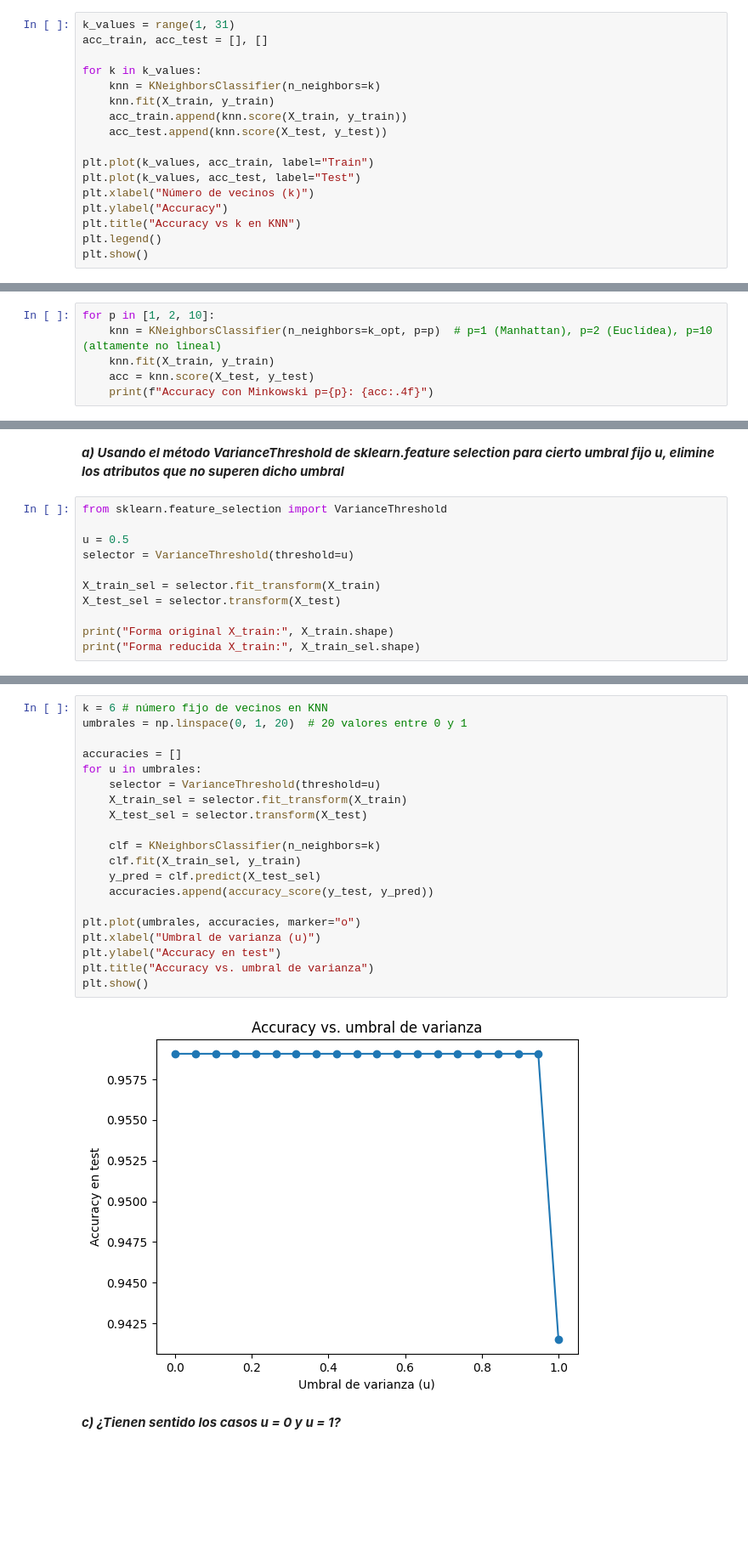
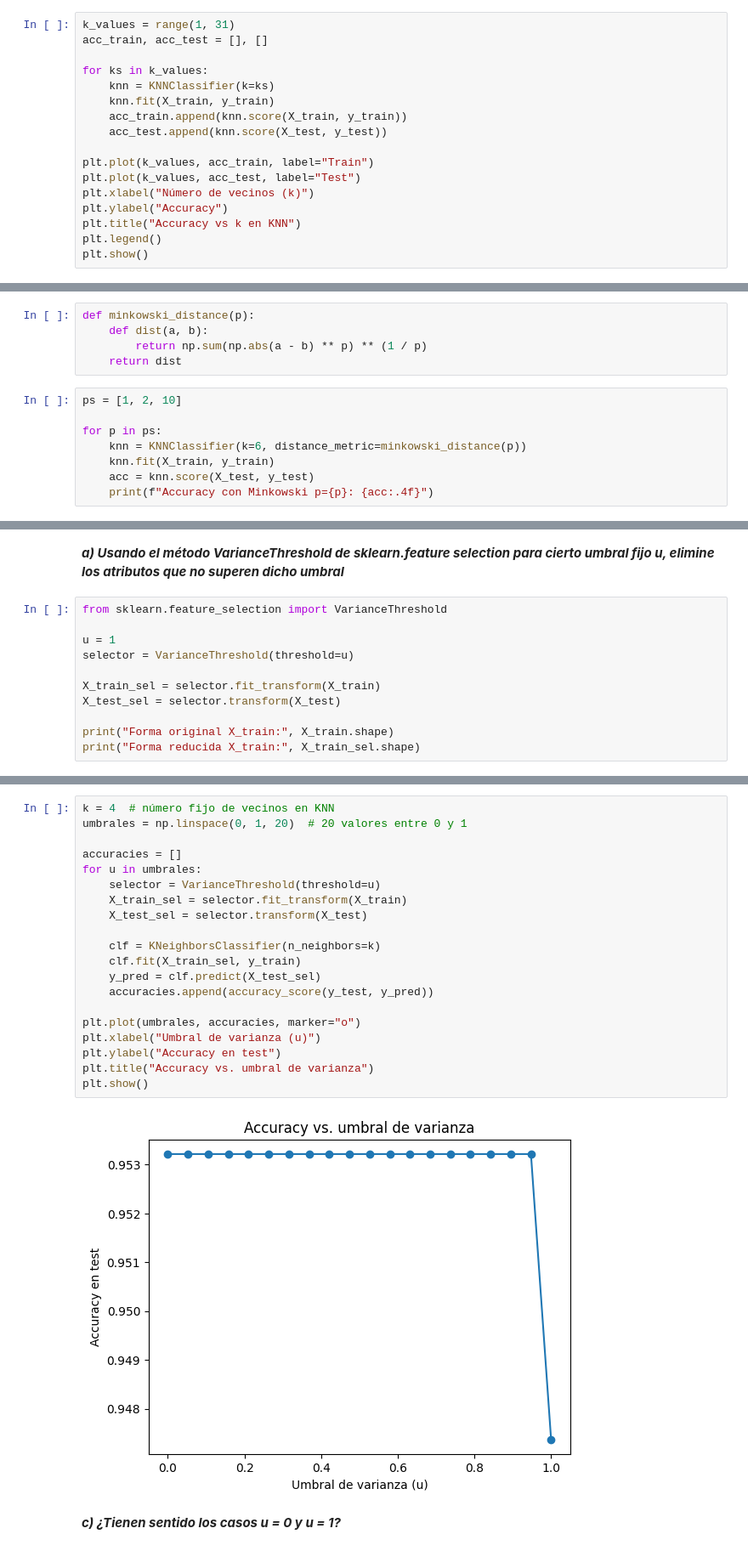
Before and after one commit to carmenreine/P1-APAUT-II, a Jupyter notebook: soluciones_practica_1.ipynb, the cells around one changed output, grey strips where cells are left out. Shown: that part at 85% size. Cells and saved outputs as stored; diff of their text form; blank space fills up the shorter version.

```diff
--- a/soluciones_practica_1.ipynb
+++ b/soluciones_practica_1.ipynb
@@ -179,8 +170,8 @@ No necesariamente, ya que se elige para maximizar el rendimiento en validación
 k_values = range(1, 31)
 acc_train, acc_test = [], []
 
-for k in k_values:
-    knn = KNeighborsClassifier(n_neighbors=k)
+for ks in k_values:
+    knn = KNNClassifier(k=ks)
     knn.fit(X_train, y_train)
     acc_train.append(knn.score(X_train, y_train))
     acc_test.append(knn.score(X_test, y_test))
@@ -198,9 +189,16 @@ plt.show()
 La gráfica muestra overfitting para k pequeños y underfitting para k muy grandes.
 # %% [markdown]
 ***e) Repita los experimentos anteriores utilizando la distancia de Minkowski para p ∈ {1, 2, 10}.***
+# %%
+def minkowski_distance(p):
+    def dist(a, b):
+        return np.sum(np.abs(a - b) ** p) ** (1 / p)
+    return dist
 # %%
-for p in [1, 2, 10]:
-    knn = KNeighborsClassifier(n_neighbors=k_opt, p=p)  # p=1 (Manhattan), p=2 (Euclídea), p=10 (altamente no lineal)
+ps = [1, 2, 10]
+
+for p in ps:
+    knn = KNNClassifier(k=6, distance_metric=minkowski_distance(p))
     knn.fit(X_train, y_train)
     acc = knn.score(X_test, y_test)
     print(f"Accuracy con Minkowski p={p}: {acc:.4f}")
@@ -229,7 +225,7 @@ Normalmente p=2 (euclídea) es la mejor opción, aunque depende del dataset.
 # %%
 from sklearn.feature_selection import VarianceThreshold
 
-u = 0.5
+u = 1
 selector = VarianceThreshold(threshold=u)
 
 X_train_sel = selector.fit_transform(X_train)
@@ -245,25 +241,25 @@ Forma reducida X_train: (398, 30)
 # %%
-k = 6 # número fijo de vecinos en KNN
+k = 4  # número fijo de vecinos en KNN
 umbrales = np.linspace(0, 1, 20)  # 20 valores entre 0 y 1
 
 accuracies = []
 for u in umbrales:
     selector = VarianceThreshold(threshold=u)
     X_train_sel = selector.fit_transform(X_train)
     X_test_sel = selector.transform(X_test)
 
     clf = KNeighborsClassifier(n_neighbors=k)
     clf.fit(X_train_sel, y_train)
     y_pred = clf.predict(X_test_sel)
     accuracies.append(accuracy_score(y_test, y_pred))
 
 plt.plot(umbrales, accuracies, marker="o")
 plt.xlabel("Umbral de varianza (u)")
 plt.ylabel("Accuracy en test")
 plt.title("Accuracy vs. umbral de varianza")
 plt.show()
 # %% [output]
-[figure, old version]
+[figure, new version]
 # %% [markdown]
 ***c) ¿Tienen sentido los casos u = 0 y u = 1?***
 # %% [markdown]
```
Also changed, not shown: parts of 24 cells of this notebook, 1 other file.
